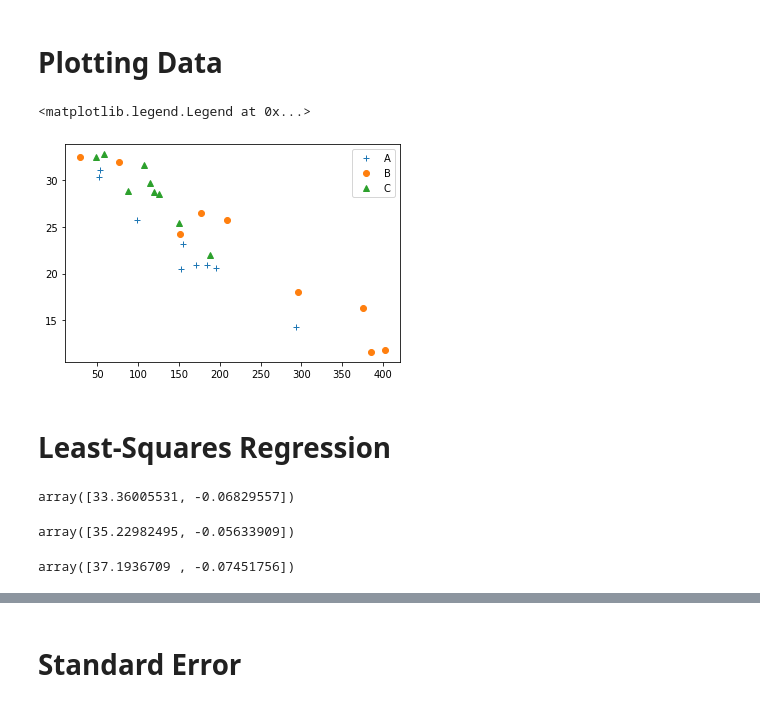
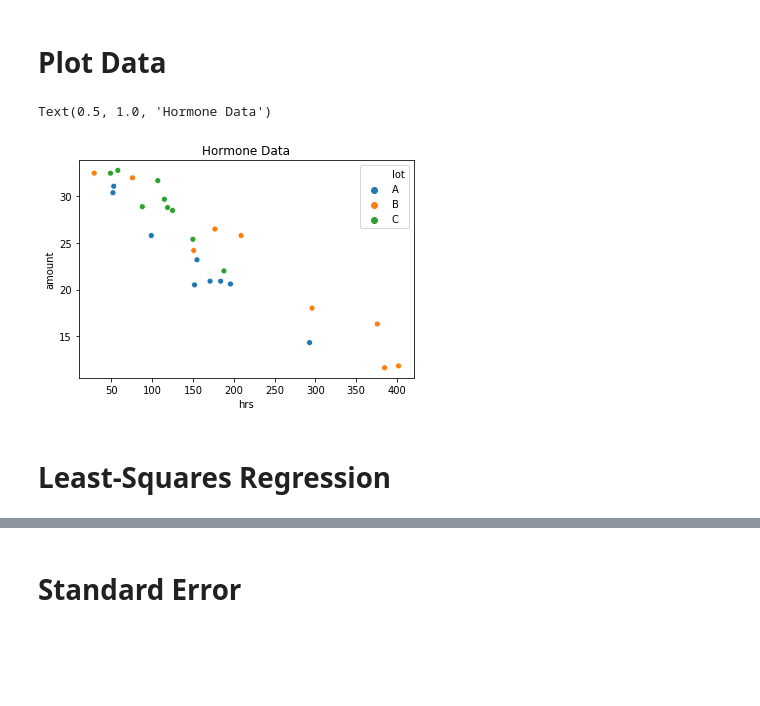
Before and after one commit to nknezek/BuffettGroup, a Jupyter notebook: 20S/02-06/01-Efron-Ch9-Python.ipynb, the cells around one changed output, grey strips where cells are left out. Cells and saved outputs as stored; diff of their text form; code cells hidden in the pictures; blank space fills up the shorter version.

```diff
--- a/20S/02-06/01-Efron-Ch9-Python.ipynb
+++ b/20S/02-06/01-Efron-Ch9-Python.ipynb
@@ -65,0 +9,2 @@ C  [111.          28.92222222]
+# %%
+hormone_data = pd.read_csv('hormone_data.csv')
@@ -66,12 +75,10 @@ C  [111.          28.92222222]
 # %% [markdown]
-# Plotting Data
+# Plot Data
-# %%
-plt.plot(A[:,0],A[:,1],'+', label='A')
-plt.plot(B[:,0],B[:,1],'o', label='B')
-plt.plot(C[:,0],C[:,1],'^', label='C')
-plt.legend()
-# %% [output]
-<matplotlib.legend.Legend at 0x...>
-[figure, removed]
+# %%
+sns.scatterplot(x='hrs',y='amount', hue='lot', data=hormone_data)
+plt.title("Hormone Data")
+# %% [output]
+Text(0.5, 1.0, 'Hormone Data')
+[figure, added]
 # %% [markdown]
 # Least-Squares Regression
@@ -83,12 +84,0 @@ def find_beta_linalg(c_A, y_A):
-# %%
-find_beta_linalg(c_A, y_A)
-# %% [output]
-array([33.36005531, -0.06829557])
-# %%
-find_beta_linalg(c_B, y_B)
-# %% [output]
-array([35.22982495, -0.05633909])
-# %%
-find_beta_linalg(c_C, y_C)
-# %% [output]
-array([37.1936709 , -0.07451756])
```
Also changed, not shown: parts of 18 cells of this notebook, 2 other files.
